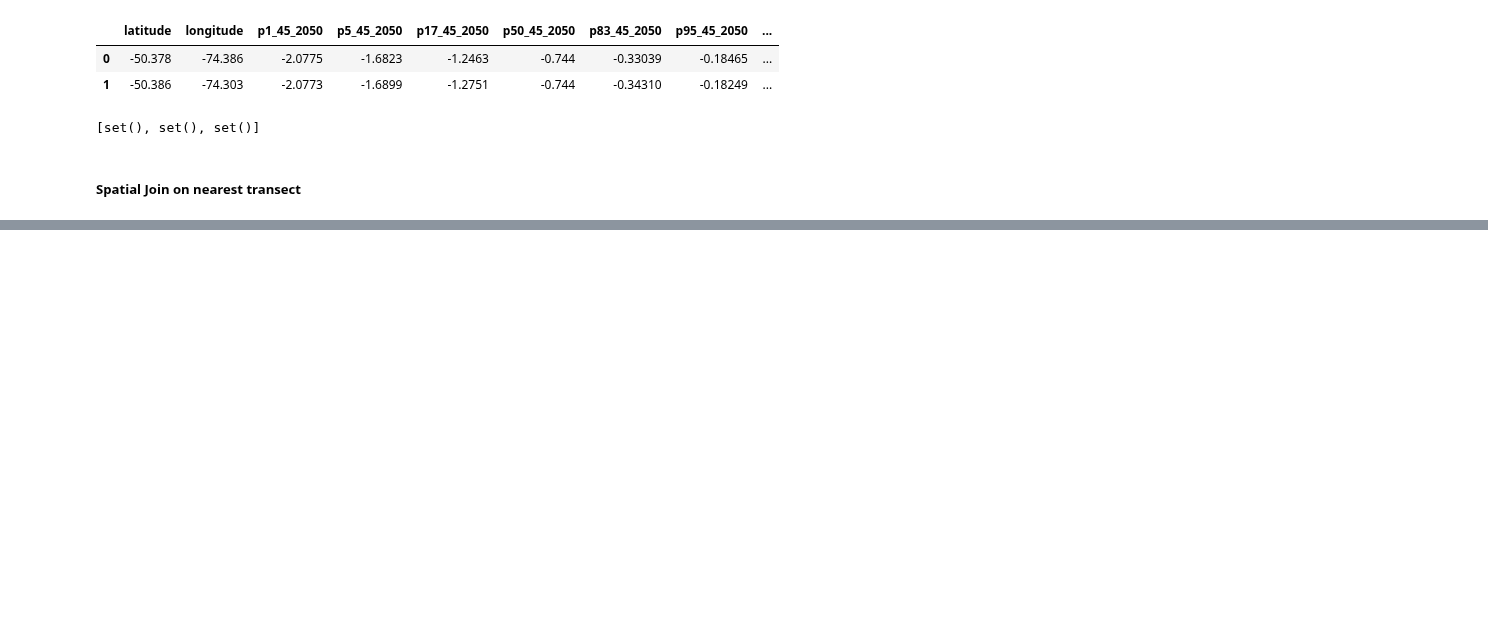
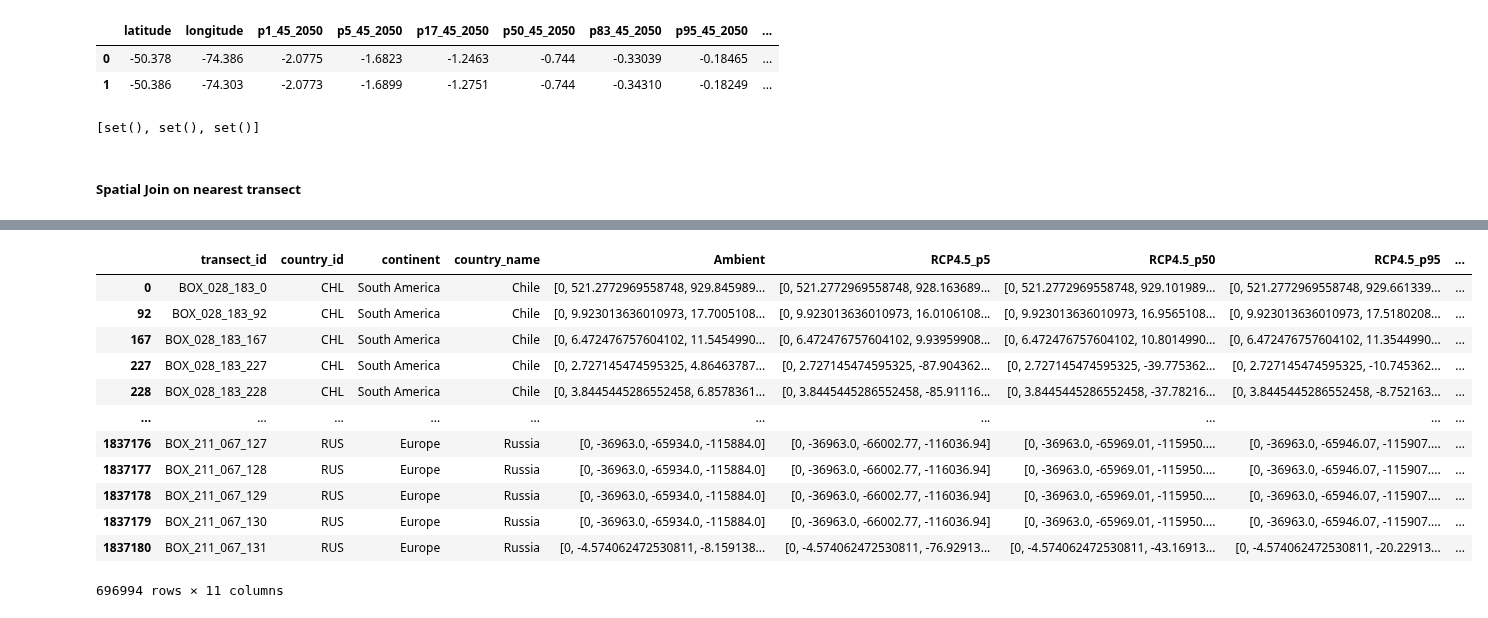
Before and after one commit to openearth/global-coastal-atlas, a Jupyter notebook: notebooks/04. SM_futureproj.ipynb, the cells around one changed output, grey strips where cells are left out. Cells and saved outputs as stored; diff of their text form; code cells hidden in the pictures; blank space fills up the shorter version.

```diff
--- a/notebooks/04. SM_futureproj.ipynb
+++ b/notebooks/04. SM_futureproj.ipynb
@@ -119,0 +150,20 @@ gdf_vous_join.head(2)
+# %%
+gdf_vous_join = gdf_vous_join[['transect_id', 'country_id', 'continent', 'country_name',
+                                'Ambient', 'RCP4.5_p5', 'RCP4.5_p50', 'RCP4.5_p95', 'RCP8.5_p5',
+                                'RCP8.5_p50', 'RCP8.5_p95']]
+# %%
+gdf_vous_join
+# %% [output]
+|  | transect_id | country_id | continent | country_name | Ambient | RCP4.5_p5 | RCP4.5_p50 | RCP4.5_p95 | ... |
+| 0 | BOX_028_183_0 | CHL | South America | Chile | [0, 521.2772969558748, 929.845989... | [0, 521.2772969558748, 928.163689... | [0, 521.2772969558748, 929.101989... | [0, 521.2772969558748, 929.661339... | ... |
+| 92 | BOX_028_183_92 | CHL | South America | Chile | [0, 9.923013636010973, 17.7005108... | [0, 9.923013636010973, 16.0106108... | [0, 9.923013636010973, 16.9565108... | [0, 9.923013636010973, 17.5180208... | ... |
+| 167 | BOX_028_183_167 | CHL | South America | Chile | [0, 6.472476757604102, 11.5454990... | [0, 6.472476757604102, 9.93959908... | [0, 6.472476757604102, 10.8014990... | [0, 6.472476757604102, 11.3544990... | ... |
+| 227 | BOX_028_183_227 | CHL | South America | Chile | [0, 2.727145474595325, 4.86463787... | [0, 2.727145474595325, -87.904362... | [0, 2.727145474595325, -39.775362... | [0, 2.727145474595325, -10.745362... | ... |
+| 228 | BOX_028_183_228 | CHL | South America | Chile | [0, 3.8445445286552458, 6.8578361... | [0, 3.8445445286552458, -85.91116... | [0, 3.8445445286552458, -37.78216... | [0, 3.8445445286552458, -8.752163... | ... |
+| ... | ... | ... | ... | ... | ... | ... | ... | ... | ... |
+| 1837176 | BOX_211_067_127 | RUS | Europe | Russia | [0, -36963.0, -65934.0, -115884.0] | [0, -36963.0, -66002.77, -116036.94] | [0, -36963.0, -65969.01, -115950.... | [0, -36963.0, -65946.07, -115907.... | ... |
+| 1837177 | BOX_211_067_128 | RUS | Europe | Russia | [0, -36963.0, -65934.0, -115884.0] | [0, -36963.0, -66002.77, -116036.94] | [0, -36963.0, -65969.01, -115950.... | [0, -36963.0, -65946.07, -115907.... | ... |
+| 1837178 | BOX_211_067_129 | RUS | Europe | Russia | [0, -36963.0, -65934.0, -115884.0] | [0, -36963.0, -66002.77, -116036.94] | [0, -36963.0, -65969.01, -115950.... | [0, -36963.0, -65946.07, -115907.... | ... |
+| 1837179 | BOX_211_067_130 | RUS | Europe | Russia | [0, -36963.0, -65934.0, -115884.0] | [0, -36963.0, -66002.77, -116036.94] | [0, -36963.0, -65969.01, -115950.... | [0, -36963.0, -65946.07, -115907.... | ... |
+| 1837180 | BOX_211_067_131 | RUS | Europe | Russia | [0, -4.574062472530811, -8.159138... | [0, -4.574062472530811, -76.92913... | [0, -4.574062472530811, -43.16913... | [0, -4.574062472530811, -20.22913... | ... |
+696994 rows × 11 columns
```
Also changed, not shown: parts of 10 cells of this notebook, 4 other files.
